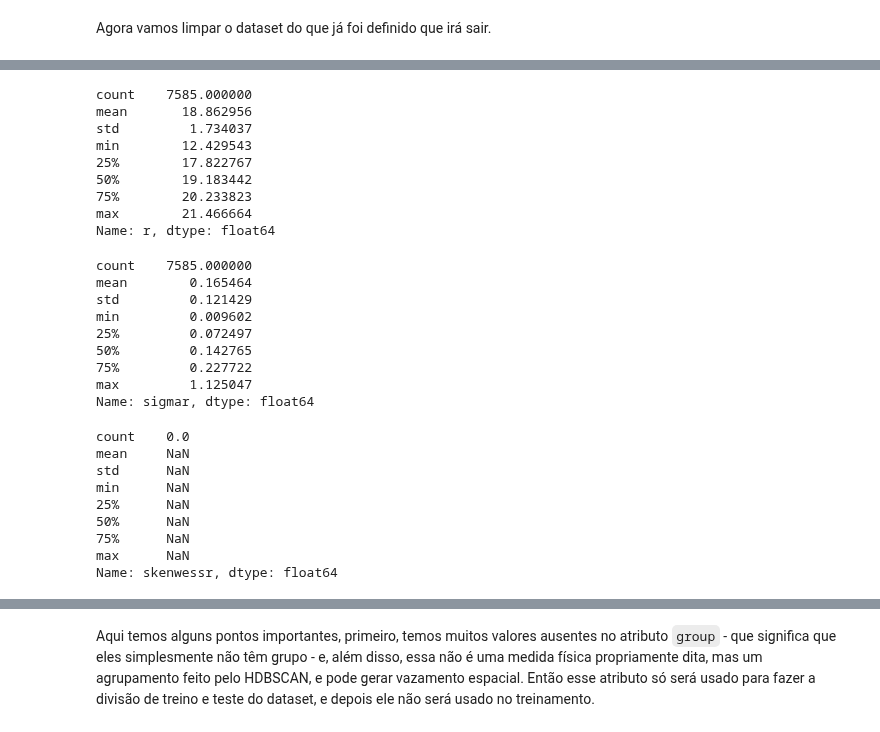
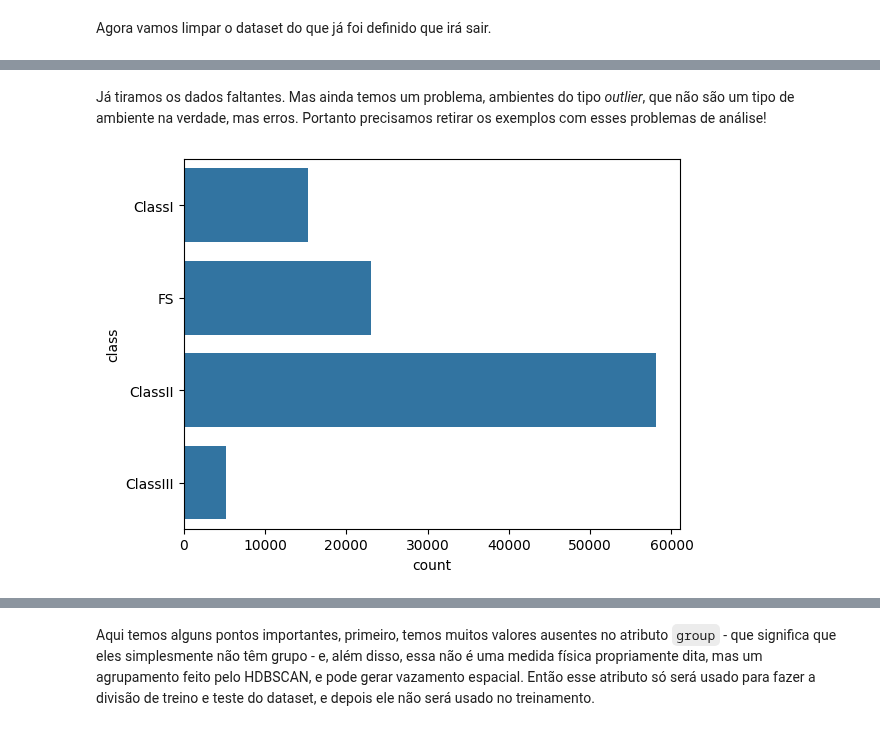
Before and after one commit to Angel-3001/criatura_lend-ria_2-tiamat, a Jupyter notebook: Tiamat-Classificação_estelar.ipynb, the cells around one changed output, grey strips where cells are left out. Drawn from its saved outputs; the diff is of its cells as text; code cells hidden in the pictures.

```diff
--- a/Tiamat-Classificação_estelar.ipynb
+++ b/Tiamat-Classificação_estelar.ipynb
@@ -154,9 +178,8 @@ Aqui vale notar algumas coisas, primeiro que algumas das colunas só representam
 Então vamos definir as colunas que iremos usar, por enquanto.
 # %%
 ATRIBUTOS = [
-    "l", "b", "silicate",
-    "pah", "env", "group", "var", "nr",
-    "r", "sigmar", "skenwessr", "mag3_6", "e_mag3_6",
+    "ra", "dec", "l", "b", "silicate",
+    "pah", "env", "mag3_6", "e_mag3_6",
     "mag4_5", "e_mag4_5", "mag5_8", "e_mag5_8", "mag8_0",
     "e_mag8_0", "csf", "m3_6", "m4_5", "m5_8", "m8_0"
 ]
@@ -200,5 +223,6 @@ Mas aqui temos um pequeno problema. Os algoritmos usados não reconhecem variáv
 # %% [markdown]
 Agora vamos limpar o dataset do que já foi definido que irá sair.
 # %%
-df_tratado = df.reindex(ATRIBUTOS + TARGET, axis=1)
-df_tratado
+df_tratado = df.reindex(ATRIBUTOS + ["group"] + TARGET, axis=1)
+
+df_tratado = df_tratado.dropna(subset=ATRIBUTOS)
@@ -261,36 +229,17 @@ Name: nr, dtype: Float64
-# %%
-df_tratado["r"].describe()
-# %% [output]
-count    7585.000000
-mean       18.862956
-std         1.734037
-min        12.429543
-25%        17.822767
-50%        19.183442
-75%        20.233823
-max        21.466664
-Name: r, dtype: float64
-# %%
-df_tratado["sigmar"].describe()
-# %% [output]
-count    7585.000000
-mean        0.165464
-std         0.121429
-min         0.009602
-25%         0.072497
-50%         0.142765
-75%         0.227722
-max         1.125047
-Name: sigmar, dtype: float64
-# %%
-df_tratado["skenwessr"].describe()
-# %% [output]
-count    0.0
-mean     NaN
-std      NaN
-min      NaN
-25%      NaN
-50%      NaN
-75%      NaN
-max      NaN
-Name: skenwessr, dtype: float64
+# %% [markdown]
+Já tiramos os dados faltantes. Mas ainda temos um problema, ambientes do tipo *outlier*, que não são um tipo de ambiente na verdade, mas erros. Portanto precisamos retirar os exemplos com esses problemas de análise!
+# %%
+filtro1 = df_tratado["env"] != "Outlier"
+filtro2 = df_tratado["class"] != "uncertain"
+filtro = filtro1 & filtro2
+
+df_tratado = df_tratado.loc[filtro]
+# %%
+sns.countplot(
+    df_tratado["class"],
+    order=["ClassI", "FS", "ClassII", "ClassIII"]
+)
+
+plt.show()
+# %% [output]
+[figure, added]
```
Also changed, not shown: parts of 55 cells of this notebook.
